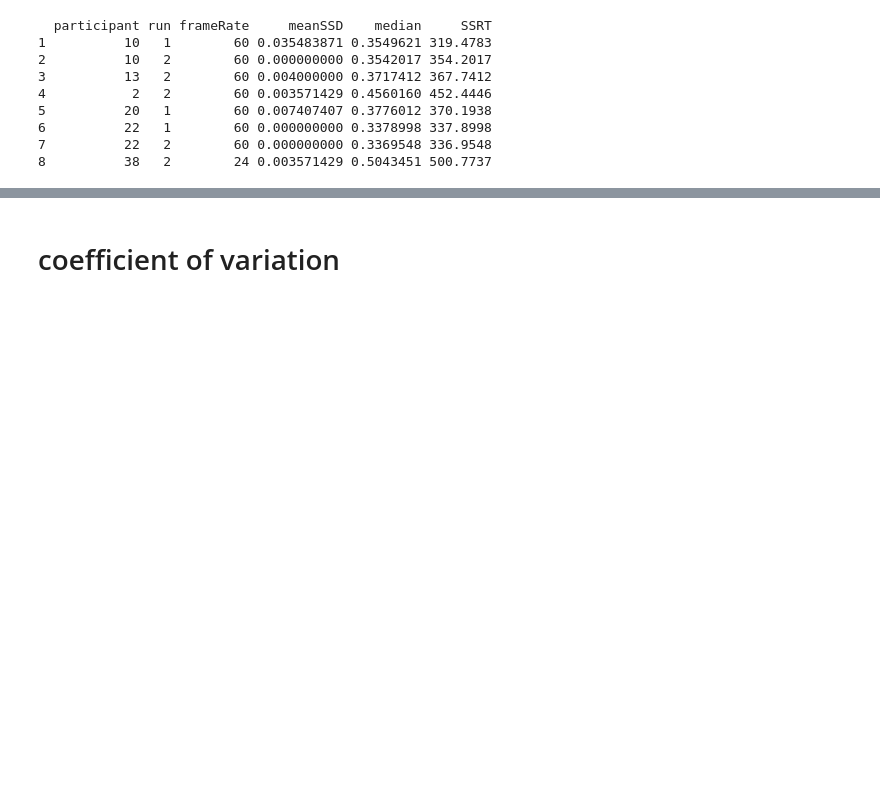
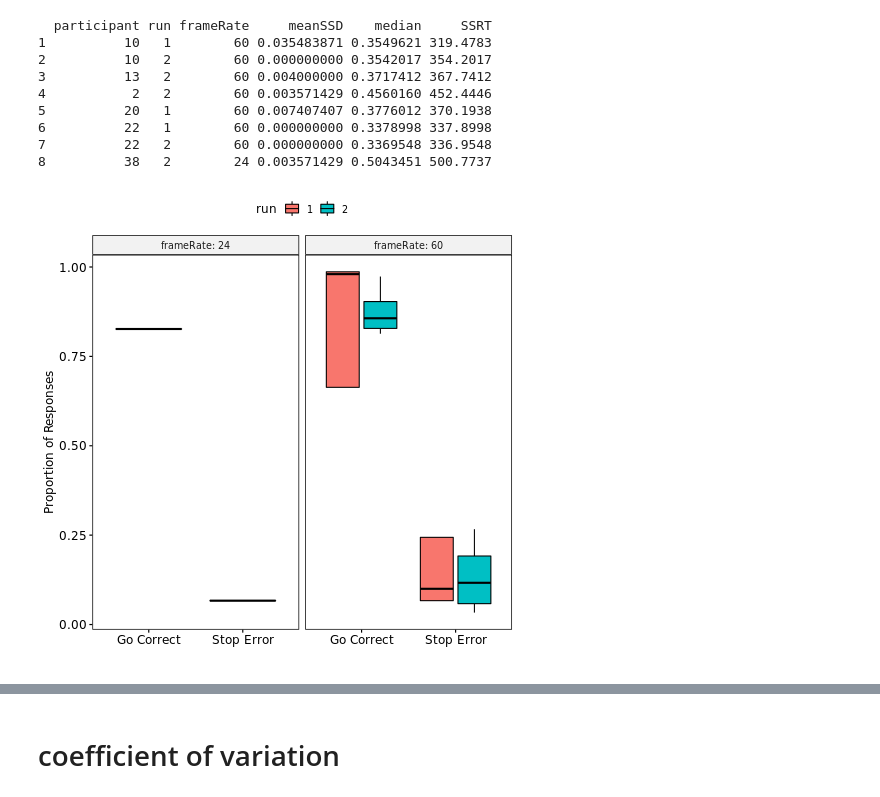
Before and after one commit to tbweng/ULG, a Jupyter notebook: analyses/ULG_fMRI-task_bdata_R.ipynb, the cells around one changed output, grey strips where cells are left out. Cells and saved outputs as stored; diff of their text form; code cells hidden in the pictures; blank space fills up the shorter version.

```diff
--- a/analyses/ULG_fMRI-task_bdata_R.ipynb
+++ b/analyses/ULG_fMRI-task_bdata_R.ipynb
@@ -278,8 +301,9 @@ mutate(SSRT, SSRT = 1000*(median - meanSSD))
 
 # SST_long %>% group_by(participant, run) %>% filter(ss_delay==0) %>% mutate(occ = n()) %>% filter(row_number()==1) %>% select(participant, run, ss_delay)
 
-merge(mutate(SSRT, SSRT = 1000*(median - meanSSD)), as.data.frame(SST_long %>% group_by(participant, run) %>% filter(ss_delay==0) %>% mutate(occ = n()) %>% filter(row_number()==1) %>% select(participant, run) %>% ungroup())
+zero_ssd <- merge(mutate(SSRT, SSRT = 1000*(median - meanSSD)), as.data.frame(SST_long %>% group_by(participant, run) %>% filter(ss_delay==0) %>% mutate(occ = n()) %>% filter(row_number()==1) %>% select(participant, run) %>% ungroup())
 , by = c('participant', 'run'))
+zero_ssd
 # %% [output]
   participant run frameRate     meanSSD    median     SSRT
 1          10   1        60 0.035483871 0.3549621 319.4783
@@ -290,3 +314,13 @@ merge(mutate(SSRT, SSRT = 1000*(median - meanSSD)), as.data.frame(SST_long %>% g
 6          22   1        60 0.000000000 0.3378998 337.8998
 7          22   2        60 0.000000000 0.3369548 336.9548
 8          38   2        24 0.003571429 0.5043451 500.7737
+# %%
+%%R
+zero_ssd <- merge(select(zero_ssd, c('participant', 'run', 'frameRate')), SST_prop, by = c('participant', 'run', 'frameRate') )
+# zero_ssd <- merge(zero_ssd, SST_rt, by = c('participant', 'run', 'frameRate') )
+zero_ssd %>%
+    group_by(condition, run) %>%
+    ggboxplot(., "condition", "prop", fill = "run", ylab = "Proportion of Responses", xlab = "", facet.by = "frameRate", short.panel.labs = FALSE) +
+    scale_x_discrete(labels = c('Go Correct','Stop Error', 'SSD'))
+# %% [output]
+[figure, added]
```
Also changed, not shown: parts of 12 cells of this notebook.
